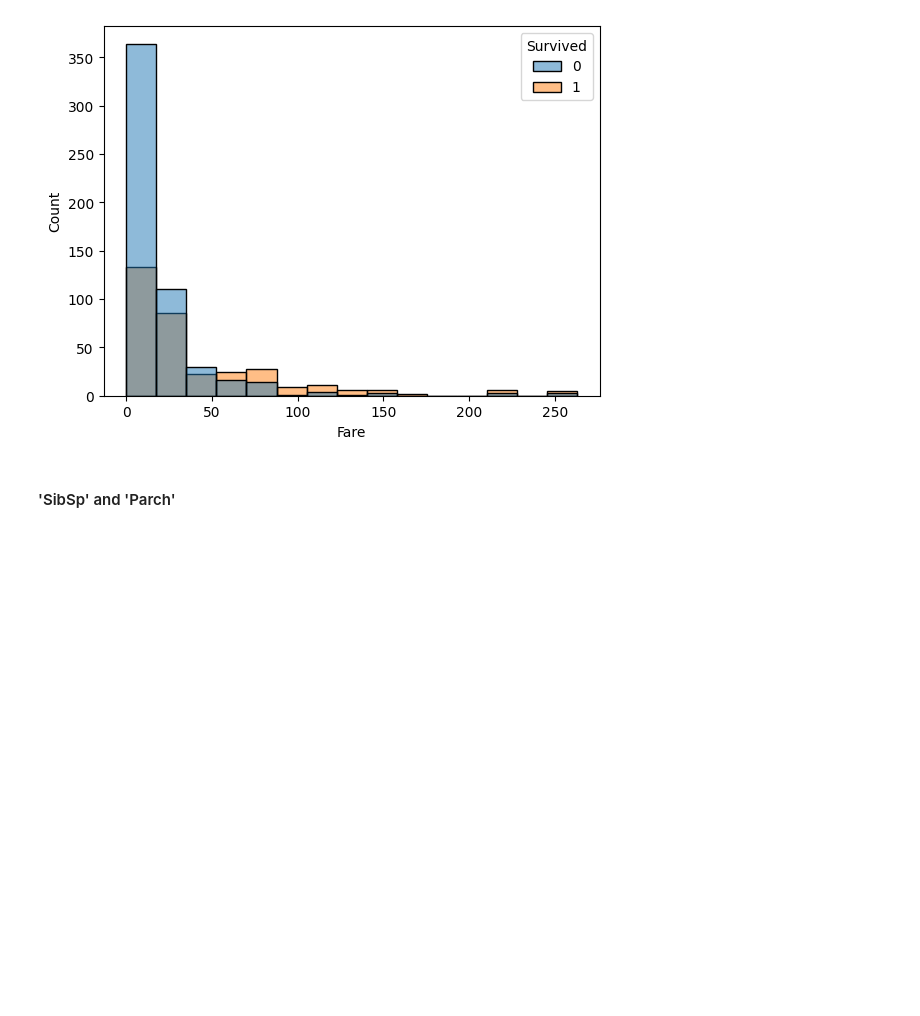
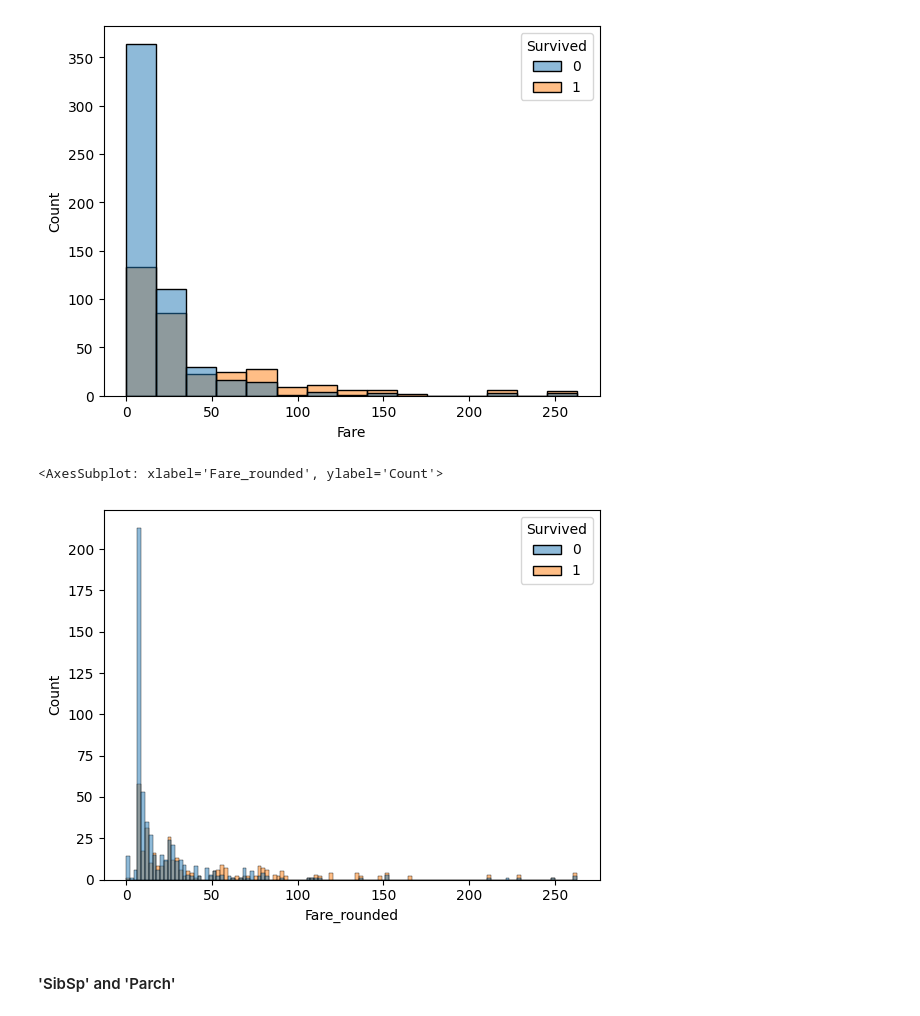
Before and after one commit to Hasitha199310/Titanic, a Jupyter notebook: Titanic Data Analysis.ipynb, the cells around one changed output. Cells and saved outputs as stored; diff of their text form; code cells hidden in the pictures; blank space fills up the shorter version.

```diff
--- a/Titanic Data Analysis.ipynb
+++ b/Titanic Data Analysis.ipynb
@@ -183,6 +213,13 @@ sns.histplot(train, x = 'Fare', hue = 'Survived', bins= 15)
 # %% [output]
 <AxesSubplot: xlabel='Fare', ylabel='Count'>
 [figure]
+# %%
+train['Fare_rounded'] = train['Fare'].round(0)
+# %%
+sns.histplot(train, x = 'Fare_rounded', hue = 'Survived', bins= 120)
+# %% [output]
+<AxesSubplot: xlabel='Fare_rounded', ylabel='Count'>
+[figure, added]
 # %% [markdown]
 #### 'SibSp' and 'Parch'
 # %%
```
Also changed, not shown: parts of 15 cells of this notebook, 5 other files.
